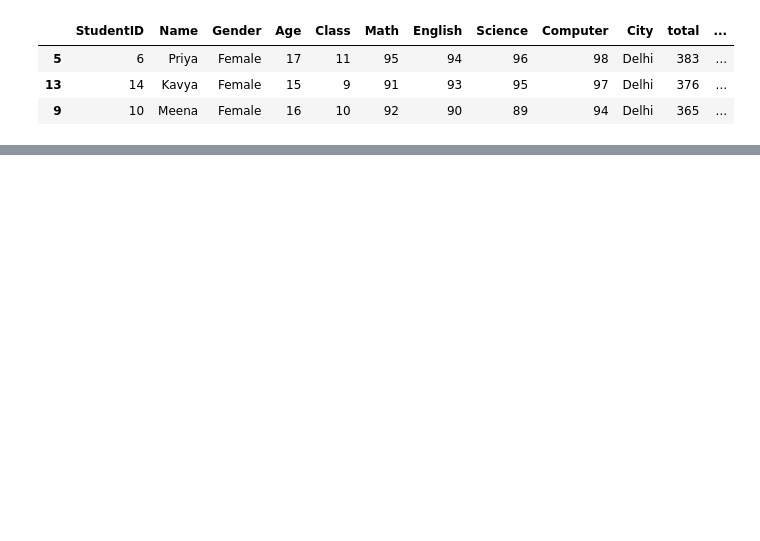
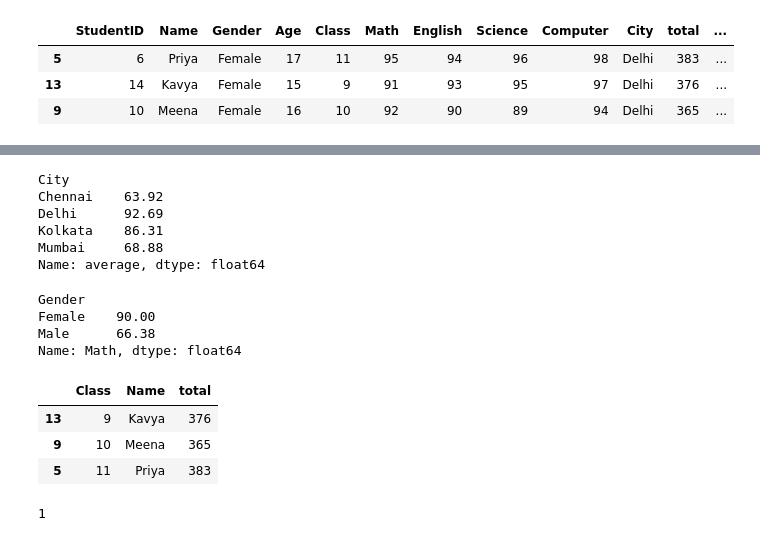
Before and after one commit to Biswajit-Sardar/pandas, a Jupyter notebook: practice.ipynb, the cells around one changed output, grey strips where cells are left out. Saved outputs shown, nothing was run; the diff lists cells and outputs as text; code cells hidden in the pictures; blank space fills up the shorter version.

```diff
--- a/practice.ipynb
+++ b/practice.ipynb
@@ -331,10 +331,29 @@ df.sort_values(by='total', ascending=True).head(3)
 | 8 | 9 | Vikram | Male | 17 | 11 | 60 | 65 | 63 | 70 | Chennai | 258 | ... |
 # %%
 #Group by City and find average Total marks.
+df.groupby('City')['average'].mean().round(2)
+# %% [output]
+City
+Chennai    63.92
+Delhi      92.69
+Kolkata    86.31
+Mumbai     68.88
+Name: average, dtype: float64
 # %%
 #Group by Gender and find highest Math score.
+df.groupby('Gender')['Math'].mean().round(2).sort_values(ascending=False)
+# %% [output]
+Gender
+Female    90.00
+Male      66.38
+Name: Math, dtype: float64
 # %%
-
-#Find the highest scoring student in each Class.
+#Find the highest scoring student in each Class and display name
+df.loc[df.groupby('Class')['total'].idxmax(), ['Class', 'Name', 'total']]
+# %% [output]
+|  | Class | Name | total |
+| 13 | 9 | Kavya | 376 |
+| 9 | 10 | Meena | 365 |
+| 5 | 11 | Priya | 383 |
 # %%
 #Create a new column Result (Pass if Average ≥ 60, else Fail).
@@ -341,4 +361,7 @@ df.sort_values(by='total', ascending=True).head(3)
 # %%
 #Count how many students failed.
+df[df['Result'] == 'Fail'].shape[0]
+# %% [output]
+1
 # %%
 #Find Male and Female count city-wise.
```
Also changed, not shown: parts of 5 cells of this notebook, 1 other file.
